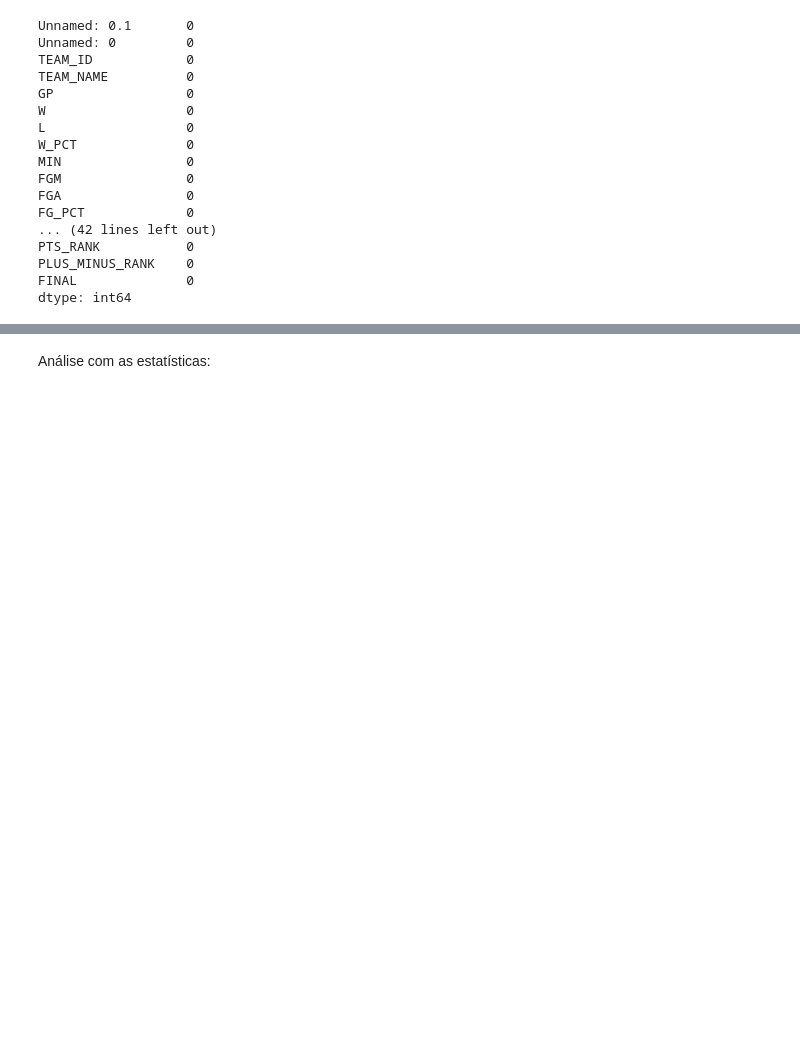
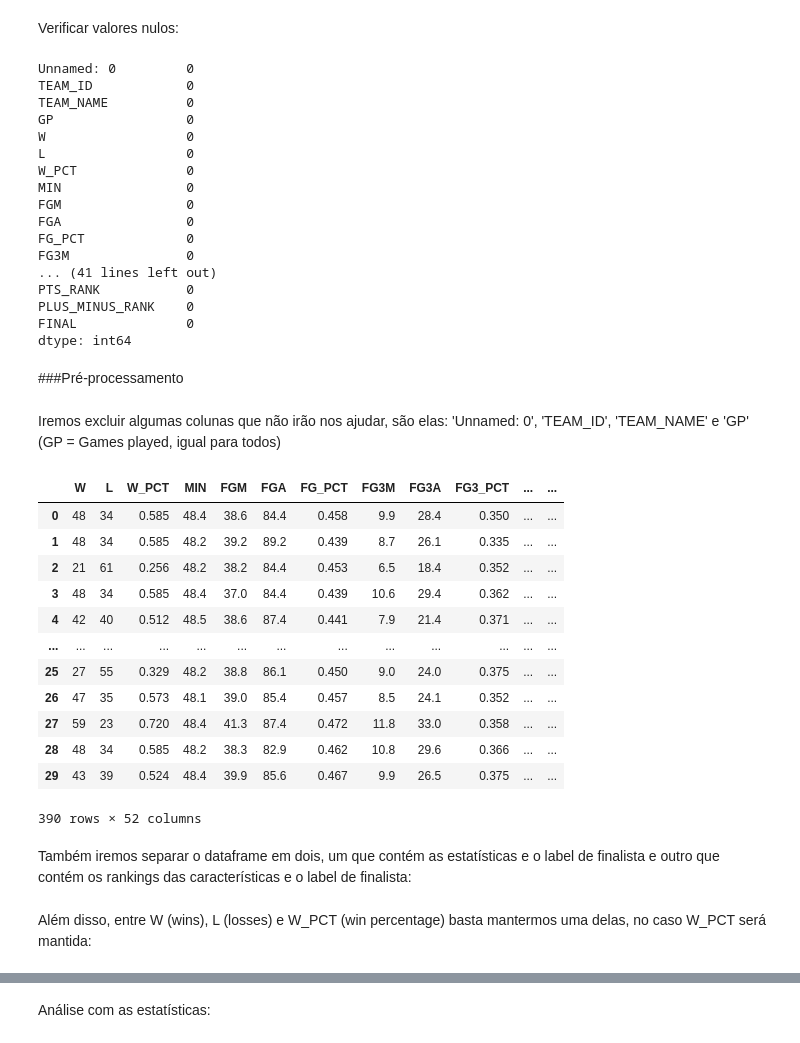
Before and after one commit to BuxGuerra/TPICD, a Jupyter notebook: analiseFinalista.ipynb, the cells around one changed output, grey strips where cells are left out. Drawn from its saved outputs; the diff is of its cells as text; code cells hidden in the pictures; blank space fills up the shorter version.

```diff
--- a/analiseFinalista.ipynb
+++ b/analiseFinalista.ipynb
@@ -24,0 +56,15 @@ data
+# %%
+#Dicionário para identificar finalistas:
+seasonFirstSecond = {'2010-11':('Dallas Mavericks','Miami Heat'),
+                     '2011-12':('Miami Heat','Oklahoma City Thunder'),
+                     '2012-13':('Miami Heat','San Antonio Spurs'),
+                     '2013-14':('San Antonio Spurs','Miami Heat'),
+                     '2014-15':('Golden State Warriors','Cleveland Cavaliers'),
+                     '2015-16':('Cleveland Cavaliers','Golden State Warriors'),
+                     '2016-17':('Golden State Warriors','Miami Heat'),
+                     '2017-18':('Dallas Mavericks','Cleveland Cavaliers'),
+                     '2018-19':('Toronto Raptors','Golden State Warriors'),
+                     '2019-20':('Los Angeles Lakers','Miami Heat'),
+                     '2020-21':('Milwaukee Bucks','Phoenix Suns'),
+                     '2021-22':('Golden State Warriors','Boston Celtics'),
+                     '2022-23':('Denver Nuggets','Miami Heat'),}
@@ -24,0 +73,4 @@ data
+# %%
+def label(dfSeason, finalistas):
+  dfSeason['FINAL'] = 0
+  dfSeason['FINAL'] = np.where((dfSeason['TEAM_NAME'] == finalistas[0]) | (dfSeason['TEAM_NAME'] == finalistas[1]), 1, dfSeason['FINAL'])
@@ -24,0 +79,19 @@ data
+# %%
+#Aplicar a função label e concatenar:
+
+directory = '/content/TPICD/data/basesSeparadas'
+dfSeasonTest = pd.read_csv("/content/TPICD/data/basesSeparadas/2010-11.csv")
+dfFinal = pd.DataFrame(columns=dfSeasonTest.columns)
+
+
+for fileName in os.listdir(directory):
+    if(fileName != '.ipynb_checkpoints'):
+      filePath = os.path.join(directory, fileName)
+      dfSeason = pd.read_csv(filePath)
+      season = fileName.split('.csv')[0]
+      label(dfSeason, seasonFirstSecond[season])
+      dfFinal = pd.concat([dfFinal, dfSeason])
+
+dfFinal.to_csv('TemporadasUnificadas.csv')
+
+dfFinal
@@ -25,7 +112,8 @@ data
+# %% [markdown]
+Verificar valores nulos:
 # %%
-data.isnull().sum()
+dfFinal.isnull().sum()
 # %% [output]
-Unnamed: 0.1       0
 Unnamed: 0         0
 TEAM_ID            0
 TEAM_NAME          0
@@ -37,8 +125,32 @@ MIN                0
 FGM                0
 FGA                0
 FG_PCT             0
-... (42 lines left out)
+FG3M               0
+... (41 lines left out)
 PTS_RANK           0
 PLUS_MINUS_RANK    0
 FINAL              0
 dtype: int64
+# %% [markdown]
+###Pré-processamento
+# %% [markdown]
+Iremos excluir algumas colunas que não irão nos ajudar, são elas: 'Unnamed: 0', 'TEAM_ID', 'TEAM_NAME' e 'GP'     (GP = Games played, igual para todos)
+# %%
+dfFinal = dfFinal.iloc[:,4:]
+dfFinal
+# %% [output]
+|  | W | L | W_PCT | MIN | FGM | FGA | FG_PCT | FG3M | FG3A | FG3_PCT | ... | ... |
+| 0 | 48 | 34 | 0.585 | 48.4 | 38.6 | 84.4 | 0.458 | 9.9 | 28.4 | 0.350 | ... | ... |
+| 1 | 48 | 34 | 0.585 | 48.2 | 39.2 | 89.2 | 0.439 | 8.7 | 26.1 | 0.335 | ... | ... |
+| 2 | 21 | 61 | 0.256 | 48.2 | 38.2 | 84.4 | 0.453 | 6.5 | 18.4 | 0.352 | ... | ... |
+| 3 | 48 | 34 | 0.585 | 48.4 | 37.0 | 84.4 | 0.439 | 10.6 | 29.4 | 0.362 | ... | ... |
+| 4 | 42 | 40 | 0.512 | 48.5 | 38.6 | 87.4 | 0.441 | 7.9 | 21.4 | 0.371 | ... | ... |
+| ... | ... | ... | ... | ... | ... | ... | ... | ... | ... | ... | ... | ... |
+| 25 | 27 | 55 | 0.329 | 48.2 | 38.8 | 86.1 | 0.450 | 9.0 | 24.0 | 0.375 | ... | ... |
+| 26 | 47 | 35 | 0.573 | 48.1 | 39.0 | 85.4 | 0.457 | 8.5 | 24.1 | 0.352 | ... | ... |
+| 27 | 59 | 23 | 0.720 | 48.4 | 41.3 | 87.4 | 0.472 | 11.8 | 33.0 | 0.358 | ... | ... |
+| 28 | 48 | 34 | 0.585 | 48.2 | 38.3 | 82.9 | 0.462 | 10.8 | 29.6 | 0.366 | ... | ... |
+| 29 | 43 | 39 | 0.524 | 48.4 | 39.9 | 85.6 | 0.467 | 9.9 | 26.5 | 0.375 | ... | ... |
+390 rows × 52 columns
+# %% [markdown]
+Também iremos separar o dataframe em dois, um que contém as estatísticas e o label de finalista e outro que contém os rankings das características e o label de finalista:
@@ -44,0 +161,2 @@ dtype: int64
+# %% [markdown]
+Além disso, entre W (wins), L (losses) e W_PCT (win percentage) basta mantermos uma delas, no caso W_PCT será mantida:
```
Also changed, not shown: parts of 29 cells of this notebook.
